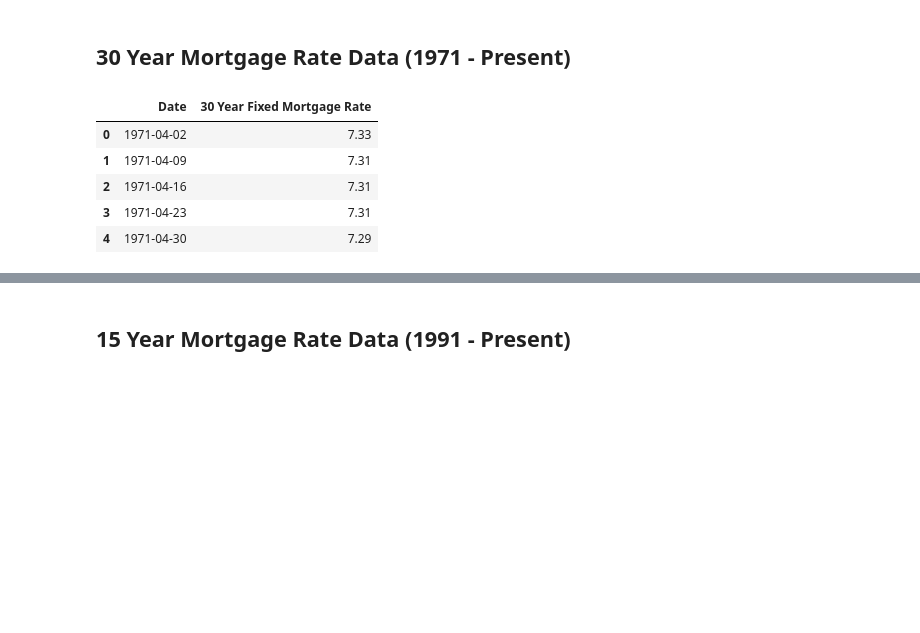
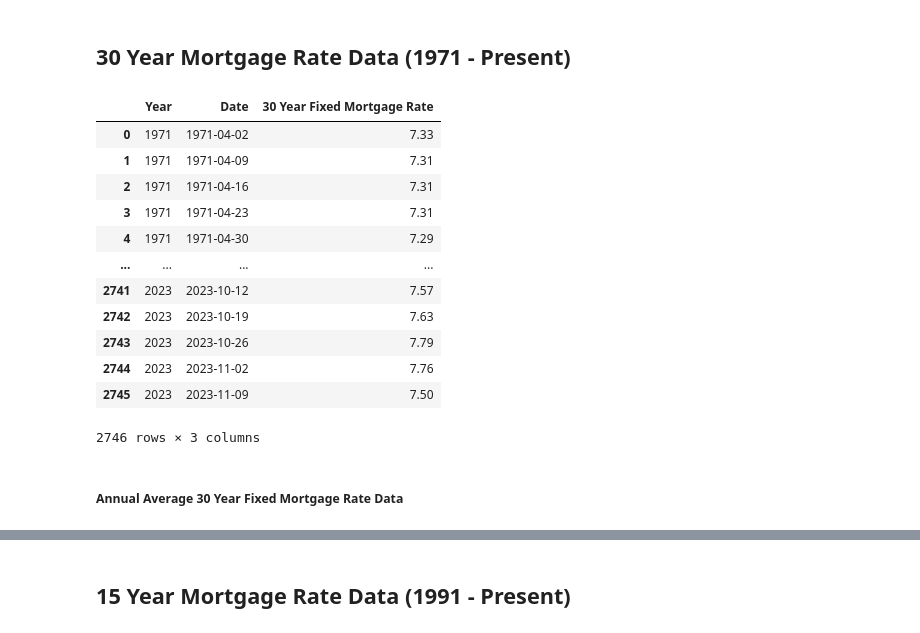
Before and after one commit to njlanger/Project1_Grp3, a Jupyter notebook: input_data/raw_fred_data.ipynb, the cells around one changed output, grey strips where cells are left out. Saved outputs shown, nothing was run; the diff lists cells and outputs as text; code cells hidden in the pictures; blank space fills up the shorter version.

Commit message:
function to avg. all data by year and make new df

```diff
--- a/input_data/raw_fred_data.ipynb
+++ b/input_data/raw_fred_data.ipynb
@@ -47,5 +47,11 @@ def reformat_fred_df(dataframe, value_col_rename=str):
     except ValueError:
         print("Value Error! Please convert string value to Nan in value column.")
 
+    #Add 'Year' Column
+    dataframe["Year"] = dataframe["Date"].dt.year
+
+    #Format Dataframe
+    dataframe = dataframe[["Year", "Date", value_col_rename]]
+
     #Return dataframe
     return dataframe
@@ -122,13 +182,17 @@ mortgage_30 = fred.get_series_df("MORTGAGE30US")
 # %%
 # Reformat Dataframe
 mortgage_30_df = reformat_fred_df(mortgage_30, "30 Year Fixed Mortgage Rate")
-
-# Display Dataframe
-mortgage_30_df.head()
 # %% [output]
-|  | Date | 30 Year Fixed Mortgage Rate |
-| 0 | 1971-04-02 | 7.33 |
-| 1 | 1971-04-09 | 7.31 |
-| 2 | 1971-04-16 | 7.31 |
-| 3 | 1971-04-23 | 7.31 |
-| 4 | 1971-04-30 | 7.29 |
+|  | Year | Date | 30 Year Fixed Mortgage Rate |
+| 0 | 1971 | 1971-04-02 | 7.33 |
+| 1 | 1971 | 1971-04-09 | 7.31 |
+| 2 | 1971 | 1971-04-16 | 7.31 |
+| 3 | 1971 | 1971-04-23 | 7.31 |
+| 4 | 1971 | 1971-04-30 | 7.29 |
+| ... | ... | ... | ... |
+| 2741 | 2023 | 2023-10-12 | 7.57 |
+| 2742 | 2023 | 2023-10-19 | 7.63 |
+| 2743 | 2023 | 2023-10-26 | 7.79 |
+| 2744 | 2023 | 2023-11-02 | 7.76 |
+| 2745 | 2023 | 2023-11-09 | 7.50 |
+2746 rows × 3 columns
@@ -137,0 +199,2 @@ mortgage_30_df.dtypes
+# %% [markdown]
+##### Annual Average 30 Year Fixed Mortgage Rate Data
```
Also changed, not shown: parts of 28 cells of this notebook.
